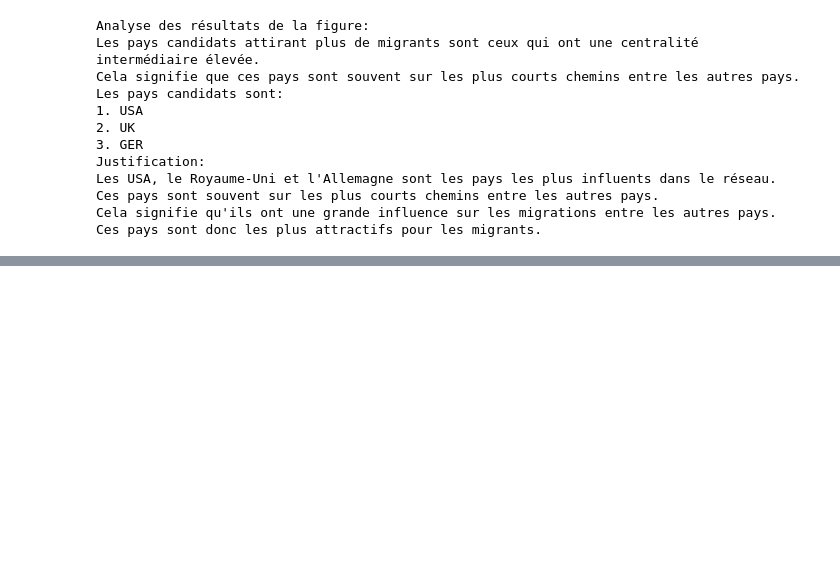
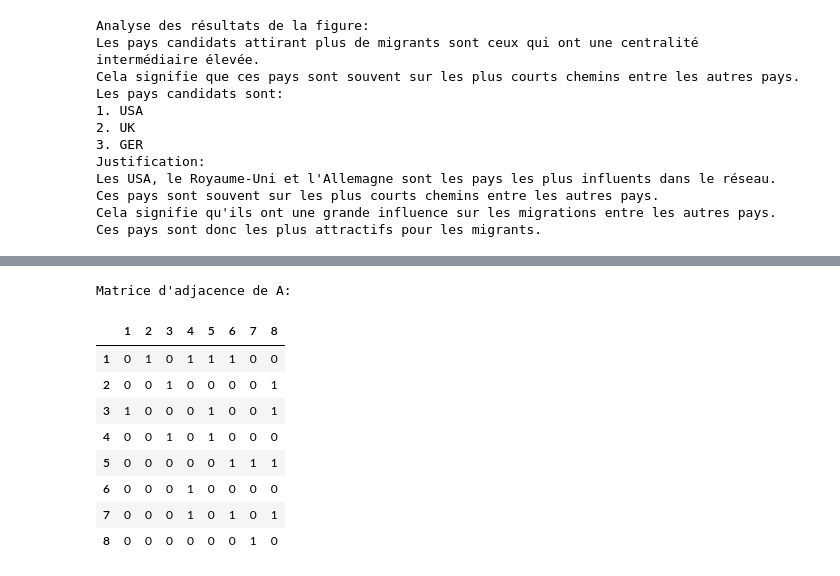
Before and after one commit to GuechtouliAnis/College-Projects, a Jupyter notebook: ARS/TP2.ipynb, the cells around one changed output, grey strips where cells are left out. Drawn from its saved outputs; the diff is of its cells as text; code cells hidden in the pictures; blank space fills up the shorter version.

```diff
--- a/ARS/TP2.ipynb
+++ b/ARS/TP2.ipynb
@@ -416,0 +452,20 @@ Ces pays sont donc les plus attractifs pour les migrants.
+# %%
+# 2. Matrice d'adjacence de A
+adj_matrix_A = nx.adjacency_matrix(A).todense()
+
+nodes_A = list(A.nodes())
+df_adj_A = pd.DataFrame(adj_matrix_A, index=nodes_A, columns=nodes_A)
+
+print(f"Matrice d'adjacence de A:")
+df_adj_A
+# %% [output]
+Matrice d'adjacence de A:
+|  | 1 | 2 | 3 | 4 | 5 | 6 | 7 | 8 |
+| 1 | 0 | 1 | 0 | 1 | 1 | 1 | 0 | 0 |
+| 2 | 0 | 0 | 1 | 0 | 0 | 0 | 0 | 1 |
+| 3 | 1 | 0 | 0 | 0 | 1 | 0 | 0 | 1 |
+| 4 | 0 | 0 | 1 | 0 | 1 | 0 | 0 | 0 |
+| 5 | 0 | 0 | 0 | 0 | 0 | 1 | 1 | 1 |
+| 6 | 0 | 0 | 0 | 1 | 0 | 0 | 0 | 0 |
+| 7 | 0 | 0 | 0 | 1 | 0 | 1 | 0 | 1 |
+| 8 | 0 | 0 | 0 | 0 | 0 | 0 | 1 | 0 |
```
Also changed, not shown: parts of 5 cells of this notebook.
